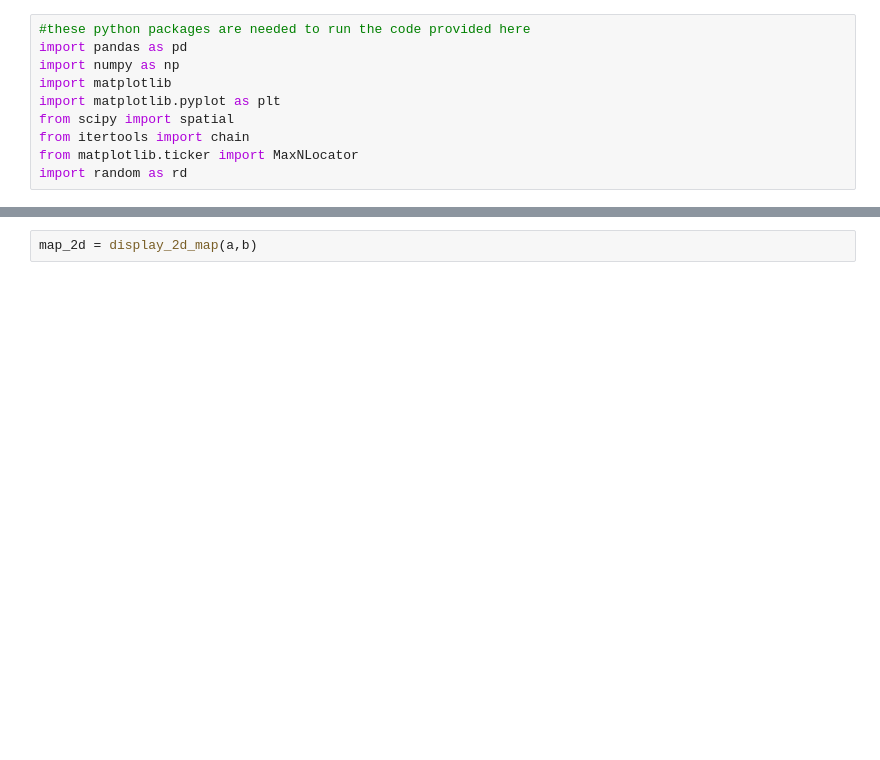
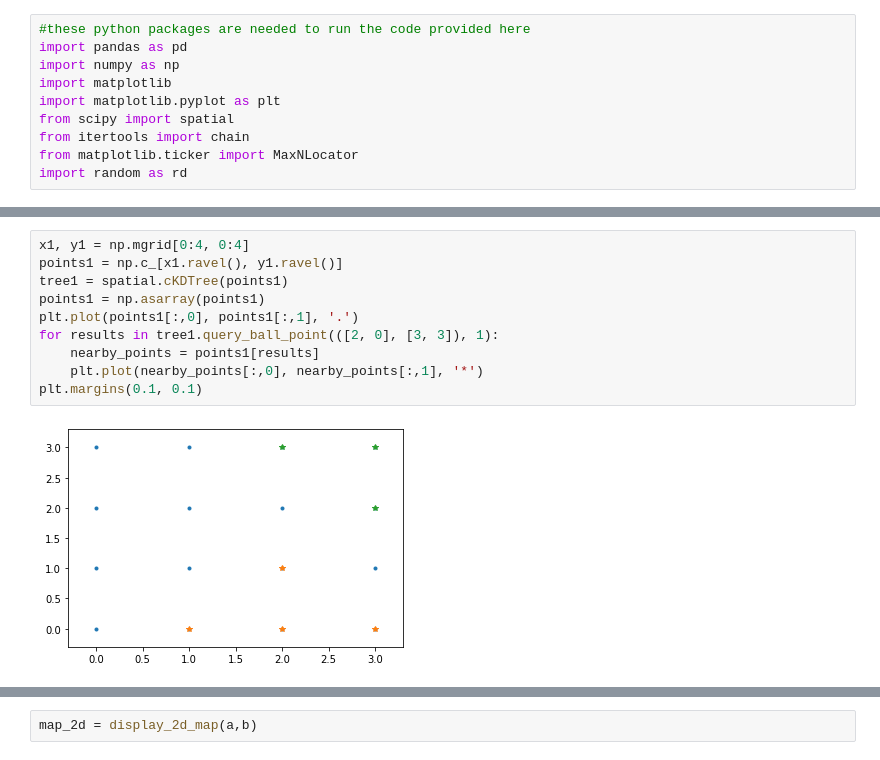
Before and after one commit to hshadman/2d_conformational_landscape_map, a Jupyter notebook: 2d_conformation_map.ipynb, the cells around one changed output, grey strips where cells are left out. Saved outputs shown, nothing was run; the diff lists cells and outputs as text; blank space fills up the shorter version.

```diff
--- a/2d_conformation_map.ipynb
+++ b/2d_conformation_map.ipynb
@@ -465,0 +563,12 @@ NameError: name 'self' is not defined
+# %%
+x1, y1 = np.mgrid[0:4, 0:4]
+points1 = np.c_[x1.ravel(), y1.ravel()]
+tree1 = spatial.cKDTree(points1)
+points1 = np.asarray(points1)
+plt.plot(points1[:,0], points1[:,1], '.')
+for results in tree1.query_ball_point(([2, 0], [3, 3]), 1):
+    nearby_points = points1[results]
+    plt.plot(nearby_points[:,0], nearby_points[:,1], '*')
+plt.margins(0.1, 0.1)
+# %% [output]
+[figure, added]
```
Also changed, not shown: parts of 13 cells of this notebook.
